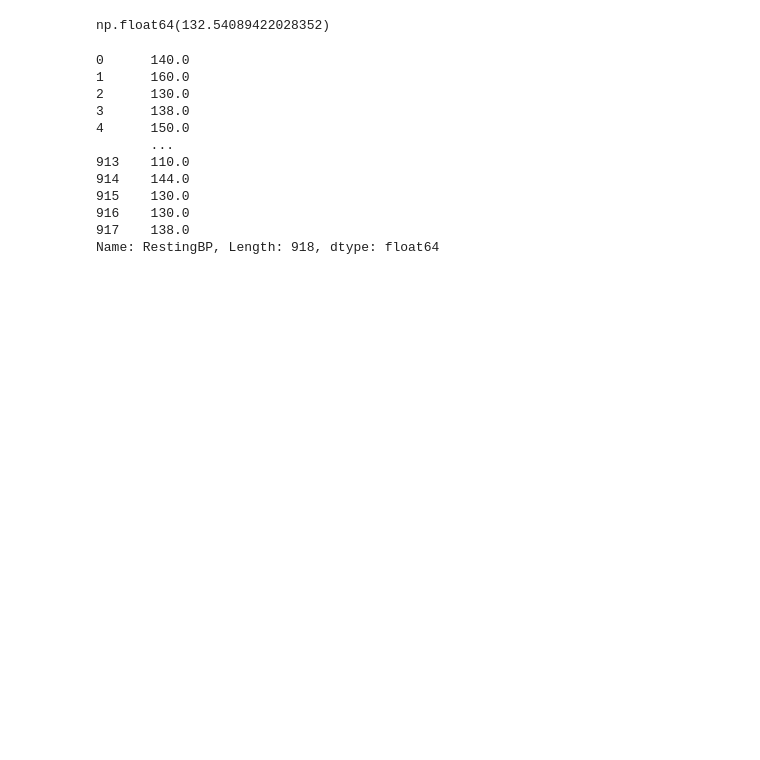
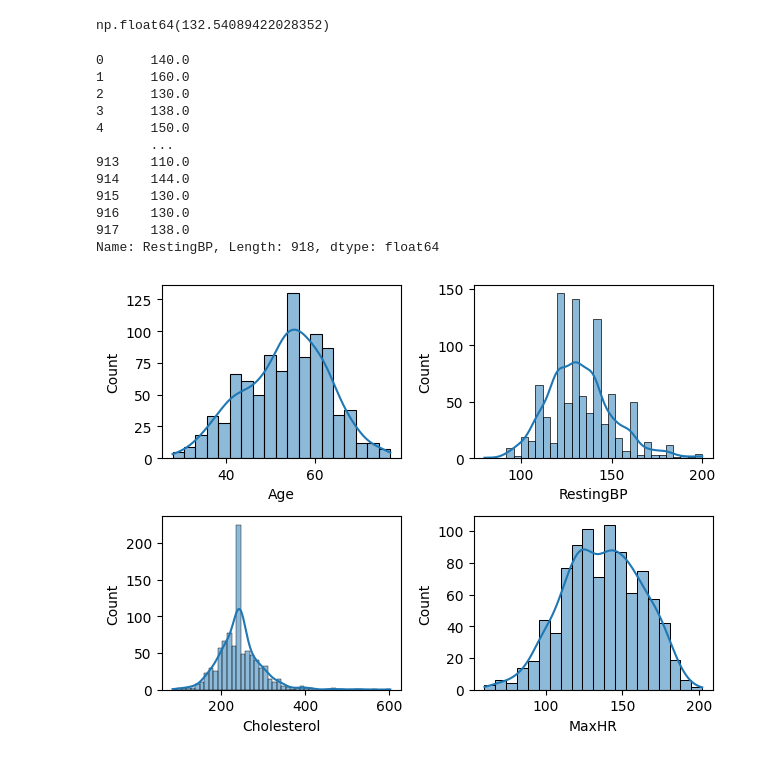
Before and after one commit to AarushiSavla/ml-youtube-course, a Jupyter notebook: heart.ipynb, the cells around one changed output. Drawn from its saved outputs; the diff is of its cells as text; code cells hidden in the pictures; blank space fills up the shorter version.

```diff
--- a/heart.ipynb
+++ b/heart.ipynb
@@ -203,3 +203,22 @@ df['RestingBP']
 916    130.0
 917    138.0
 Name: RestingBP, Length: 918, dtype: float64
+# %%
+# plotting functiontaking variable , num
+def plotting(var,num):
+    #make a subplot 2x2
+    plt.subplot(2,2,num)
+    # histogram
+    sns.histplot(df[var],kde=True)
+
+
+
+# call function plor age , resting bp ,cjolestrol ,maxhr
+plotting('Age',1)
+plotting('RestingBP',2)
+plotting('Cholesterol',3)
+plotting('MaxHR',4)
+
+plt.tight_layout()
+# %% [output]
+[figure, added]
```
